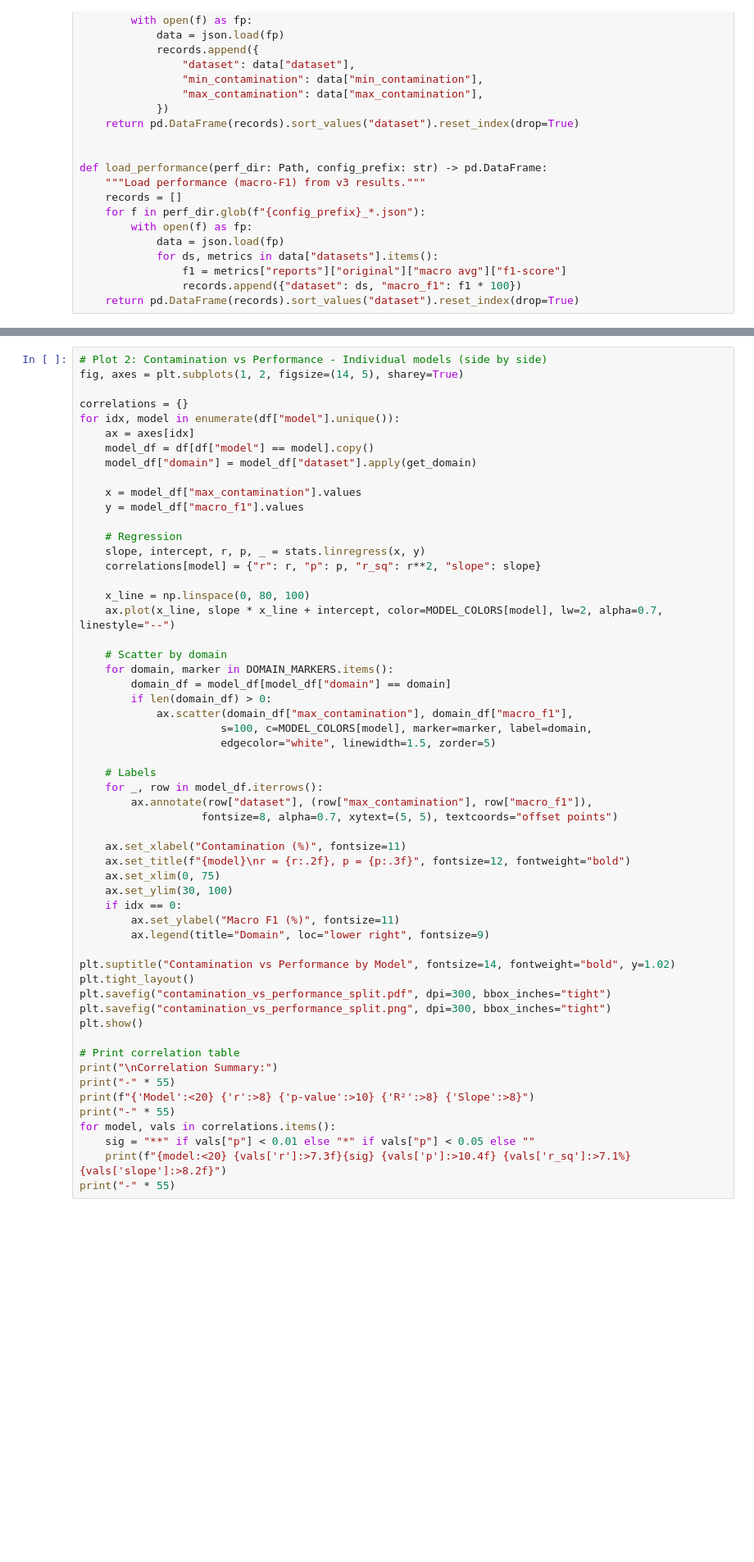
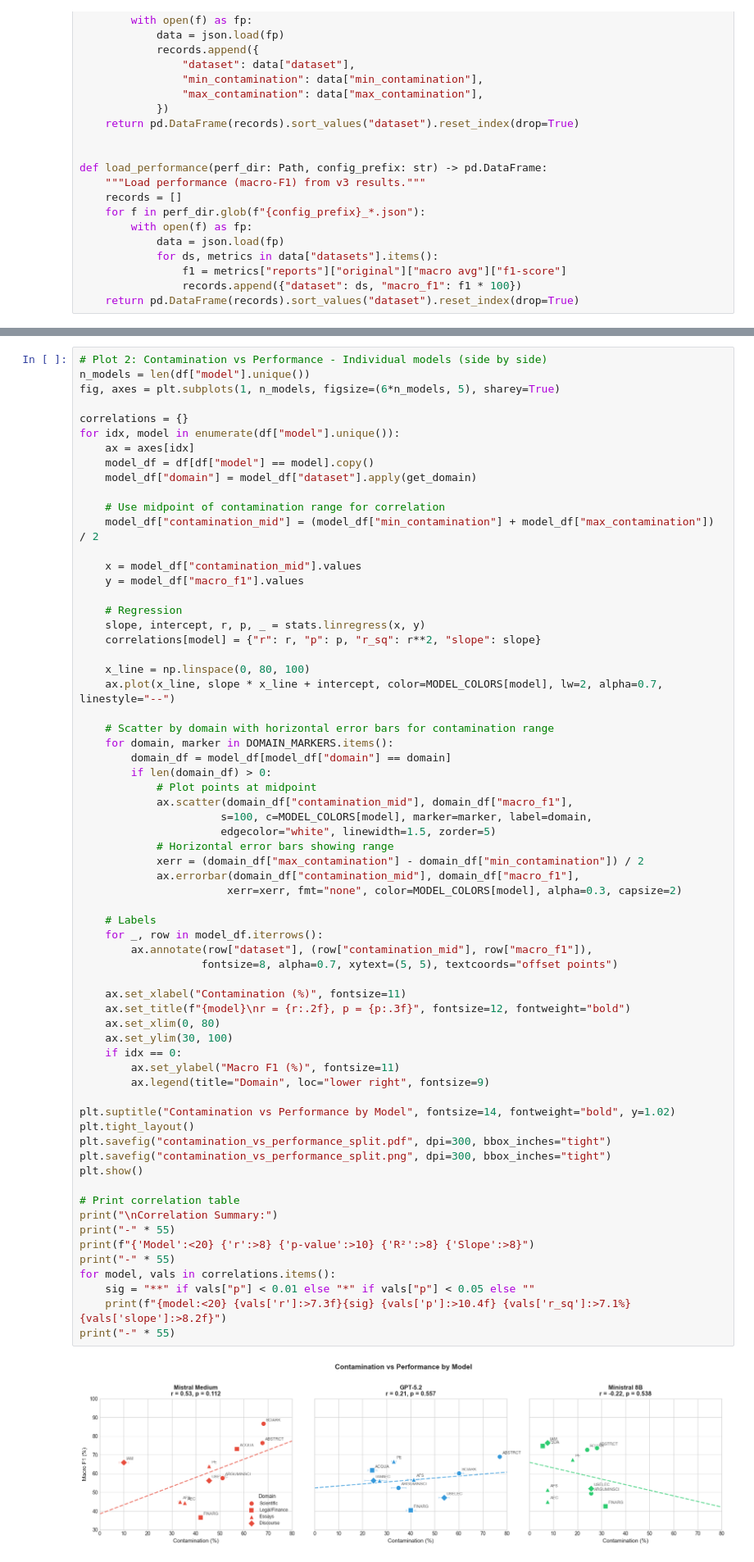
Before and after one commit to wideraHannes/GAIC-Thesis, a Jupyter notebook: experiments/dcq/analysis.ipynb, the cells around one changed output, grey strips where cells are left out. Shown at 82% size. Drawn from its saved outputs; the diff is of its cells as text; blank space fills up the shorter version.

```diff
--- a/experiments/dcq/analysis.ipynb
+++ b/experiments/dcq/analysis.ipynb
@@ -132,6 +157,7 @@ for model in df["model"].unique():
 # %%
 # Plot 2: Contamination vs Performance - Individual models (side by side)
-fig, axes = plt.subplots(1, 2, figsize=(14, 5), sharey=True)
+n_models = len(df["model"].unique())
+fig, axes = plt.subplots(1, n_models, figsize=(6*n_models, 5), sharey=True)
 
 correlations = {}
 for idx, model in enumerate(df["model"].unique()):
@@ -139,7 +165,10 @@ for idx, model in enumerate(df["model"].unique()):
     model_df = df[df["model"] == model].copy()
     model_df["domain"] = model_df["dataset"].apply(get_domain)
 
-    x = model_df["max_contamination"].values
+    # Use midpoint of contamination range for correlation
+    model_df["contamination_mid"] = (model_df["min_contamination"] + model_df["max_contamination"]) / 2
+
+    x = model_df["contamination_mid"].values
     y = model_df["macro_f1"].values
 
     # Regression
@@ -149,39 +178,46 @@ for idx, model in enumerate(df["model"].unique()):
     x_line = np.linspace(0, 80, 100)
     ax.plot(x_line, slope * x_line + intercept, color=MODEL_COLORS[model], lw=2, alpha=0.7, linestyle="--")
 
-    # Scatter by domain
+    # Scatter by domain with horizontal error bars for contamination range
     for domain, marker in DOMAIN_MARKERS.items():
         domain_df = model_df[model_df["domain"] == domain]
         if len(domain_df) > 0:
-            ax.scatter(domain_df["max_contamination"], domain_df["macro_f1"],
+            # Plot points at midpoint
+            ax.scatter(domain_df["contamination_mid"], domain_df["macro_f1"],
                       s=100, c=MODEL_COLORS[model], marker=marker, label=domain,
                       edgecolor="white", linewidth=1.5, zorder=5)
+            # Horizontal error bars showing range
+            xerr = (domain_df["max_contamination"] - domain_df["min_contamination"]) / 2
+            ax.errorbar(domain_df["contamination_mid"], domain_df["macro_f1"],
+                       xerr=xerr, fmt="none", color=MODEL_COLORS[model], alpha=0.3, capsize=2)
 
     # Labels
     for _, row in model_df.iterrows():
-        ax.annotate(row["dataset"], (row["max_contamination"], row["macro_f1"]),
+        ax.annotate(row["dataset"], (row["contamination_mid"], row["macro_f1"]),
                    fontsize=8, alpha=0.7, xytext=(5, 5), textcoords="offset points")
 
     ax.set_xlabel("Contamination (%)", fontsize=11)
     ax.set_title(f"{model}\nr = {r:.2f}, p = {p:.3f}", fontsize=12, fontweight="bold")
-    ax.set_xlim(0, 75)
+    ax.set_xlim(0, 80)
     ax.set_ylim(30, 100)
     if idx == 0:
         ax.set_ylabel("Macro F1 (%)", fontsize=11)
         ax.legend(title="Domain", loc="lower right", fontsize=9)
 
 plt.suptitle("Contamination vs Performance by Model", fontsize=14, fontweight="bold", y=1.02)
 plt.tight_layout()
 plt.savefig("contamination_vs_performance_split.pdf", dpi=300, bbox_inches="tight")
 plt.savefig("contamination_vs_performance_split.png", dpi=300, bbox_inches="tight")
 plt.show()
 
 # Print correlation table
 print("\nCorrelation Summary:")
 print("-" * 55)
 print(f"{'Model':<20} {'r':>8} {'p-value':>10} {'R²':>8} {'Slope':>8}")
 print("-" * 55)
 for model, vals in correlations.items():
     sig = "**" if vals["p"] < 0.01 else "*" if vals["p"] < 0.05 else ""
     print(f"{model:<20} {vals['r']:>7.3f}{sig} {vals['p']:>10.4f} {vals['r_sq']:>7.1%} {vals['slope']:>8.2f}")
 print("-" * 55)
+# %% [output]
+[figure, added]
```
Also changed, not shown: parts of 8 cells of this notebook, 29 other files.
